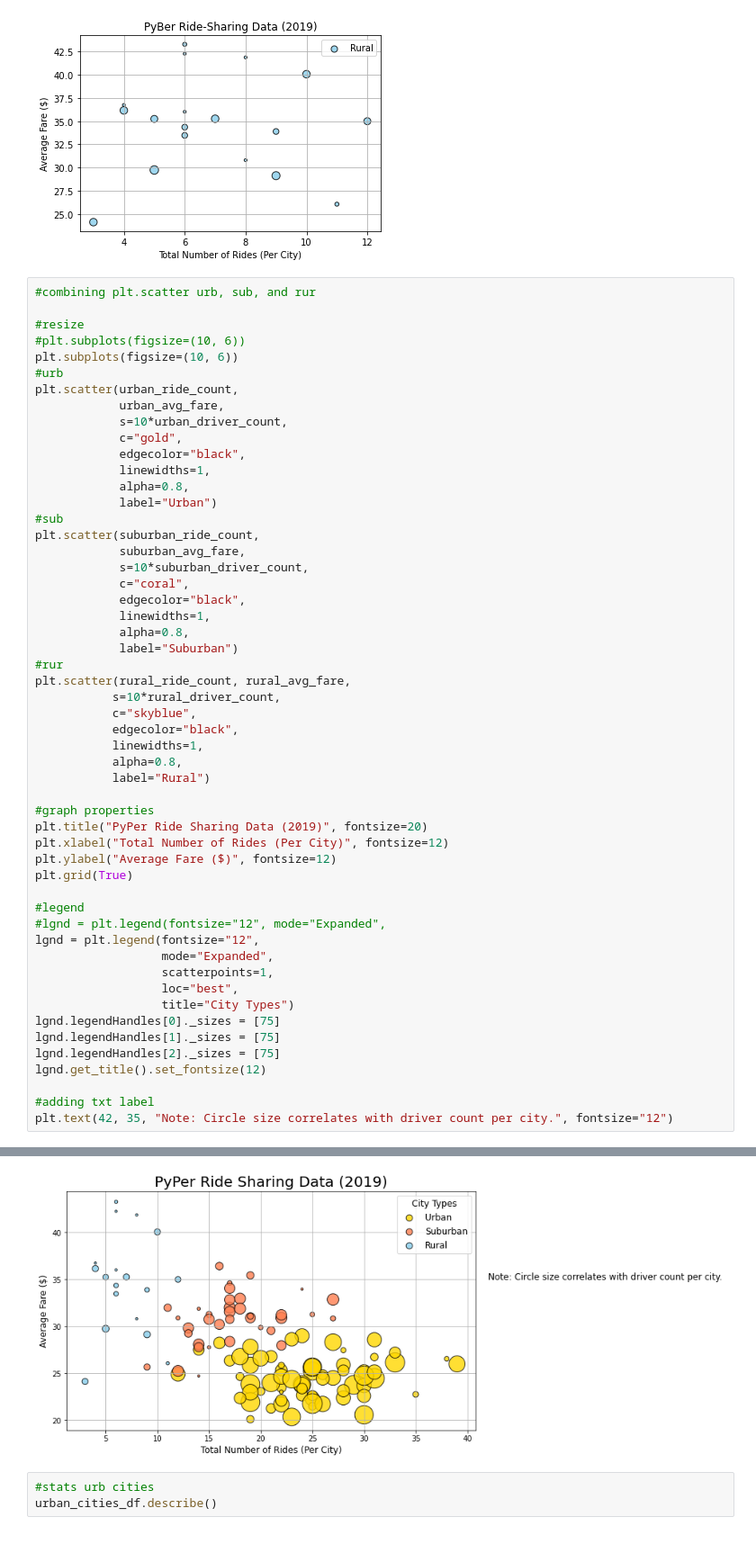
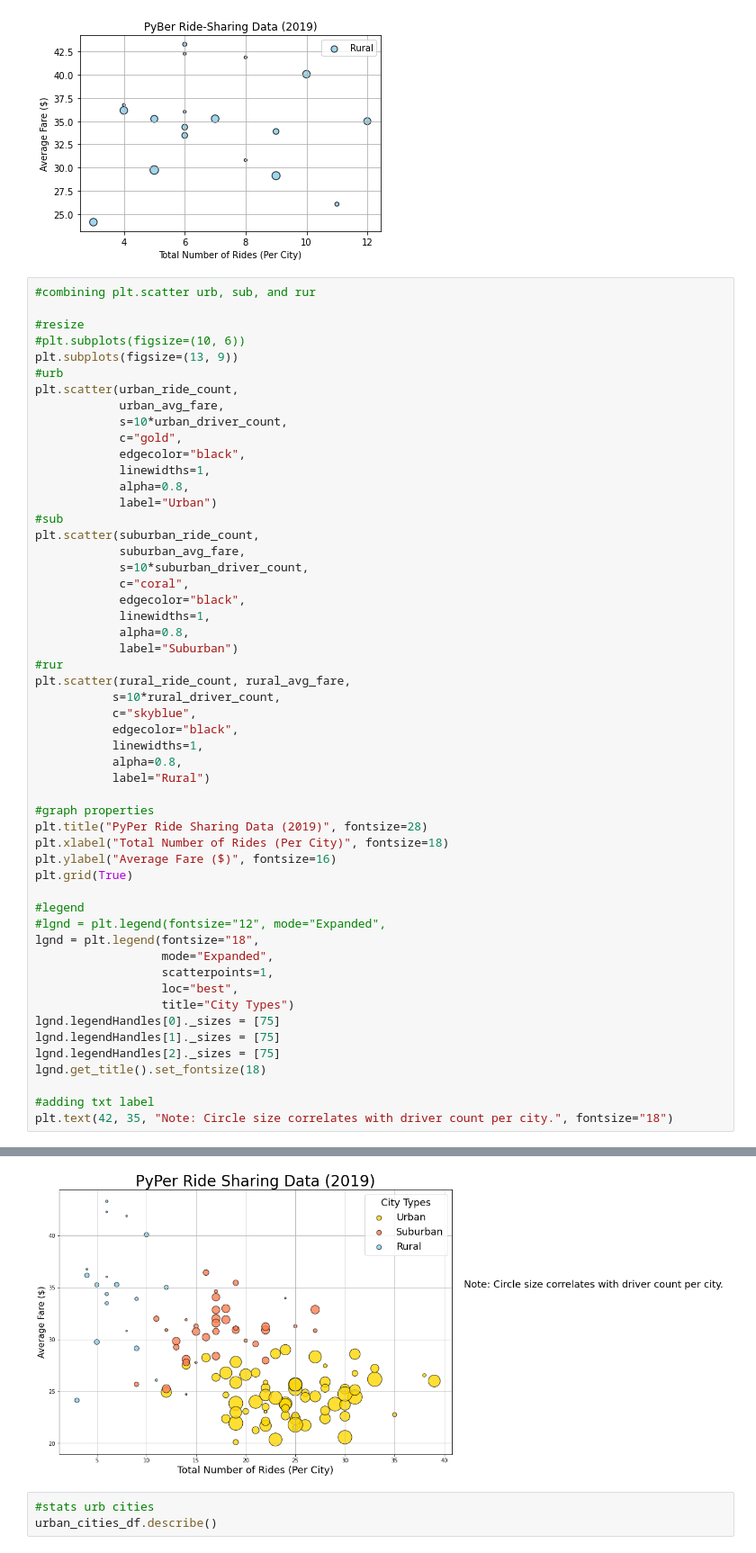
Before and after one commit to SringayKeno/Pyber_Analysis, a Jupyter notebook: Pyber.ipynb, the cells around one changed output, grey strips where cells are left out. Shown at 90% size. Drawn from its saved outputs; the diff is of its cells as text.

```diff
--- a/Pyber.ipynb
+++ b/Pyber.ipynb
@@ -363,7 +363,7 @@ plt.legend()
 
 #resize
 #plt.subplots(figsize=(10, 6))
-plt.subplots(figsize=(10, 6))
+plt.subplots(figsize=(13, 9))
 #urb
 plt.scatter(urban_ride_count,
             urban_avg_fare,
@@ -380,40 +380,40 @@ plt.scatter(suburban_ride_count,
             c="coral",
             edgecolor="black",
             linewidths=1,
             alpha=0.8,
             label="Suburban")
 #rur
 plt.scatter(rural_ride_count, rural_avg_fare,
            s=10*rural_driver_count,
            c="skyblue",
            edgecolor="black",
            linewidths=1,
            alpha=0.8,
            label="Rural")
 
 #graph properties
-plt.title("PyPer Ride Sharing Data (2019)", fontsize=20)
-plt.xlabel("Total Number of Rides (Per City)", fontsize=12)
-plt.ylabel("Average Fare ($)", fontsize=12)
+plt.title("PyPer Ride Sharing Data (2019)", fontsize=28)
+plt.xlabel("Total Number of Rides (Per City)", fontsize=18)
+plt.ylabel("Average Fare ($)", fontsize=16)
 plt.grid(True)
 
 #legend
 #lgnd = plt.legend(fontsize="12", mode="Expanded",
-lgnd = plt.legend(fontsize="12",
+lgnd = plt.legend(fontsize="18",
                   mode="Expanded",
                   scatterpoints=1,
                   loc="best",
                   title="City Types")
 lgnd.legendHandles[0]._sizes = [75]
 lgnd.legendHandles[1]._sizes = [75]
 lgnd.legendHandles[2]._sizes = [75]
-lgnd.get_title().set_fontsize(12)
+lgnd.get_title().set_fontsize(18)
 
 #adding txt label
-plt.text(42, 35, "Note: Circle size correlates with driver count per city.", fontsize="12")
+plt.text(42, 35, "Note: Circle size correlates with driver count per city.", fontsize="18")
 # %% [output]
 Text(42, 35, 'Note: Circle size correlates with driver count per city.')
-[figure, old version]
+[figure, new version]
 # %%
 #stats urb cities
 urban_cities_df.describe()
```
Also changed, not shown: parts of 1 cell of this notebook, 2 other files.
